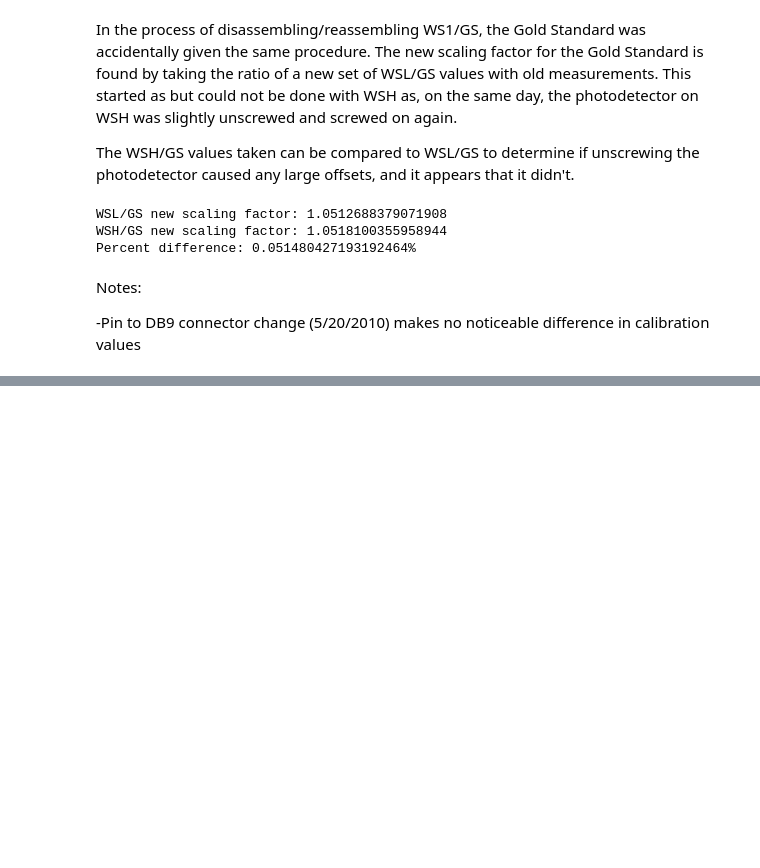
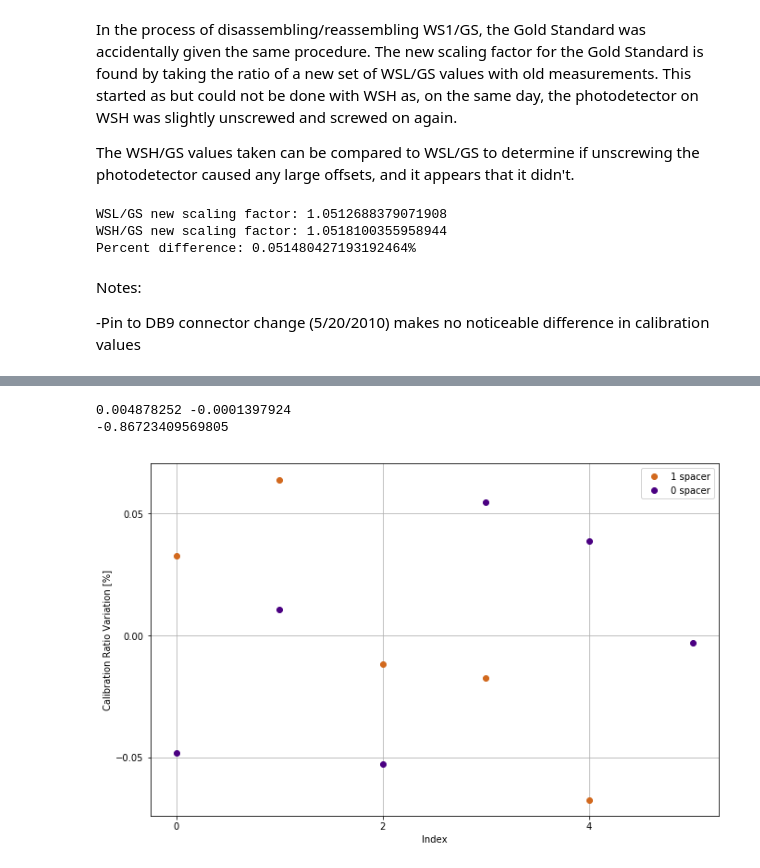
Before and after one commit to ylecoeuche/PCal-Power-Sensor-Calibration, a Jupyter notebook: pcal_calibration/PcalPowerSensors.ipynb, the cells around one changed output, grey strips where cells are left out. Drawn from its saved outputs; the diff is of its cells as text; code cells hidden in the pictures; blank space fills up the shorter version.

```diff
--- a/pcal_calibration/PcalPowerSensors.ipynb
+++ b/pcal_calibration/PcalPowerSensors.ipynb
@@ -587,0 +841,37 @@ for j in even_div:
+# %%
+Refl = 0.57
+Trans = 0.43
+
+assembly_list = ['2018-05-25T1547_rat_WS1_PC05', '2018-05-25T1631_rat_WS1_PC05', '2018-05-25T1646_rat_WS1_PC05', '2018-05-25T1654_rat_WS1_PC05', '2018-05-25T1701_rat_WS1_PC05']
+inst1_back = [0.00484641, 0.00491993, 0.00488501, 0.00486316, 0.00487675]
+inst2_back = [-0.0001934, -0.000175312, -0.000125985, -0.000103715, -0.00010055]
+print (np.mean(inst1_back), np.mean(inst2_back))
+
+val_list = []
+for idx, val in enumerate(assembly_list):
+    temp_dataset = extract_data2(val, 'PC05', 'WS1')
+    temp_dataset[0] = (temp_dataset[0]-inst1_back[idx])/Refl
+    temp_dataset[1] = (temp_dataset[1]-inst2_back[idx])/Trans
+    div_dataset = temp_dataset[1]/temp_dataset[0]
+    temp_val = np.mean(div_dataset)
+    val_list.append(temp_val)
+
+temp_mean = np.mean(val_list)
+val_list = [100*(x/temp_mean-1) for x in val_list]
+
+print (temp_mean)
+
+plt.figure(figsize=(11,7))
+plt.grid()
+plt.plot(val_list, color = 'chocolate', marker = 'o', linestyle = '', label = '1 spacer')
+plt.plot(new_rat, marker = 'o', linestyle = '', color = 'indigo', label = '0 spacer')
+plt.xlabel('Index')
+plt.ylabel('Calibration Ratio Variation [%]')
+plt.locator_params(nbins=len(val_list))
+plt.legend()
+plt.savefig('Reassembly.png')
+plt.show()
+# %% [output]
+0.004878252 -0.0001397924
+-0.86723409569805
+[figure, added]
```
Also changed, not shown: parts of 12 cells of this notebook.
